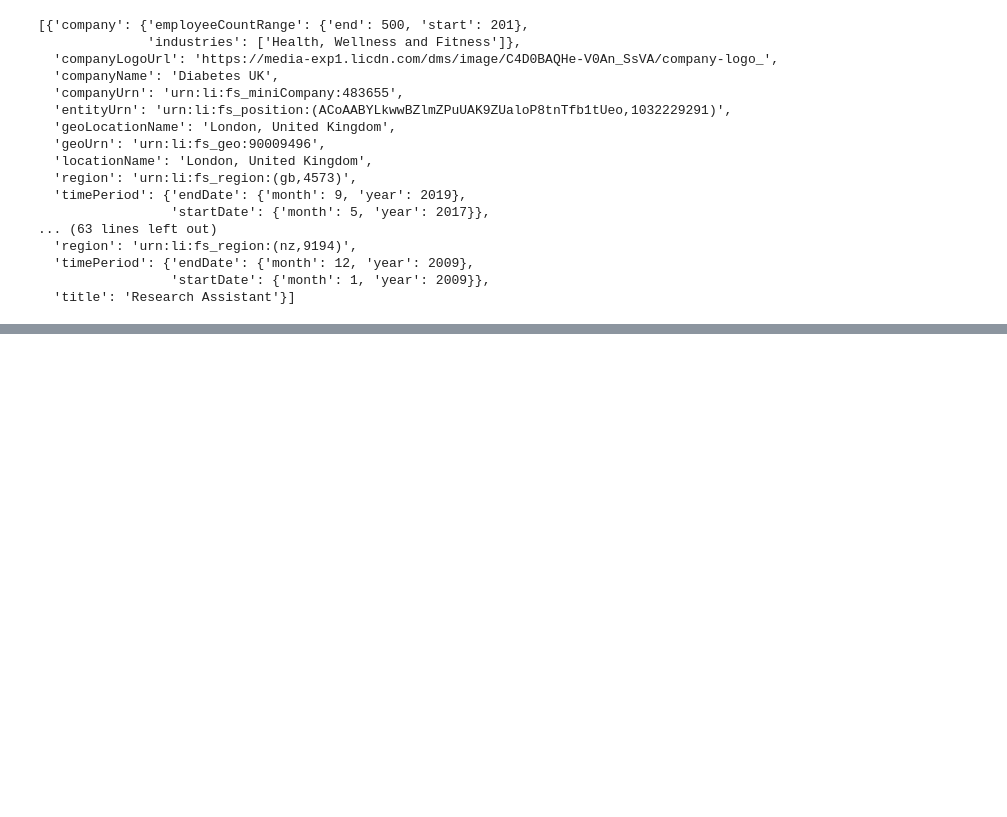
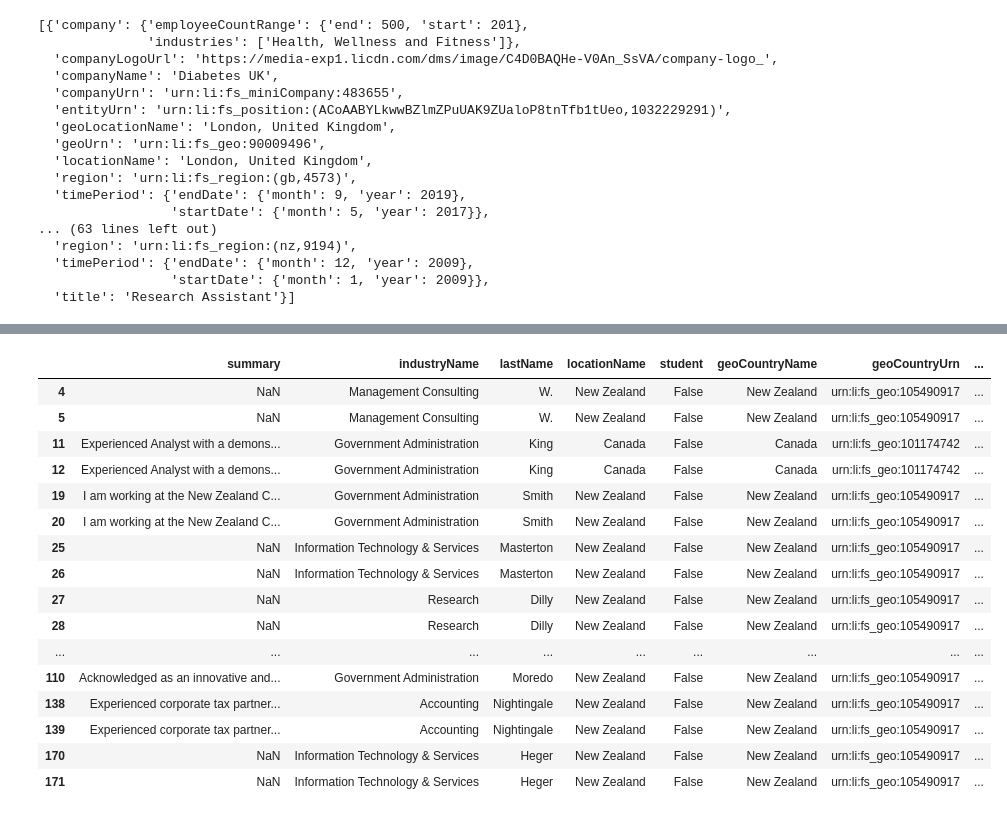
Before and after one commit to UoA-eResearch/linkedin, a Jupyter notebook: pipeline_counts.ipynb, the cells around one changed output, grey strips where cells are left out. Saved outputs shown, nothing was run; the diff lists cells and outputs as text; code cells hidden in the pictures; blank space fills up the shorter version.

Commit message:
Extract profiles of interest

```diff
--- a/pipeline_counts.ipynb
+++ b/pipeline_counts.ipynb
@@ -91,0 +93,24 @@ df[df.source.isin(ioi) & df.target.isin(ioi)]
+# %%
+profiles_of_interest = []
+for r in tqdm(profile_dict.values()):
+    industries = []
+    for i, e in enumerate(r["experience"]):
+        if i < (len(r["experience"]) - 1):
+            try:
+                year = e["timePeriod"]["startDate"]["year"]
+                assert year >= 2010 and year <= 2019
+                industry = e["company"]["industries"][0]
+                prevIndustry = r["experience"][i + 1]["company"]["industries"][0]
+                companyName = e["companyName"]
+                prevCompanyName = r["experience"][i + 1]["companyName"]
+            except:
+                continue
+            if prevIndustry != industry and prevIndustry in ioi and industry in ioi:
+                r["source_company"] = prevCompanyName
+                r["target_company"] = companyName
+                r["source_industry"] = prevIndustry
+                r["target_industry"] = industry
+                profiles_of_interest.append(r.copy())
+# %%
+df = pd.DataFrame(profiles_of_interest)
+df
@@ -91,0 +131,20 @@ df[df.source.isin(ioi) & df.target.isin(ioi)]
+# %%
+df[df.duplicated(subset="member_urn", keep=False)]
+# %% [output]
+|  | summary | industryName | lastName | locationName | student | geoCountryName | geoCountryUrn | ... |
+| 4 | NaN | Management Consulting | W. | New Zealand | False | New Zealand | urn:li:fs_geo:105490917 | ... |
+| 5 | NaN | Management Consulting | W. | New Zealand | False | New Zealand | urn:li:fs_geo:105490917 | ... |
+| 11 | Experienced Analyst with a demons... | Government Administration | King | Canada | False | Canada | urn:li:fs_geo:101174742 | ... |
+| 12 | Experienced Analyst with a demons... | Government Administration | King | Canada | False | Canada | urn:li:fs_geo:101174742 | ... |
+| 19 | I am working at the New Zealand C... | Government Administration | Smith | New Zealand | False | New Zealand | urn:li:fs_geo:105490917 | ... |
+| 20 | I am working at the New Zealand C... | Government Administration | Smith | New Zealand | False | New Zealand | urn:li:fs_geo:105490917 | ... |
+| 25 | NaN | Information Technology & Services | Masterton | New Zealand | False | New Zealand | urn:li:fs_geo:105490917 | ... |
+| 26 | NaN | Information Technology & Services | Masterton | New Zealand | False | New Zealand | urn:li:fs_geo:105490917 | ... |
+| 27 | NaN | Research | Dilly | New Zealand | False | New Zealand | urn:li:fs_geo:105490917 | ... |
+| 28 | NaN | Research | Dilly | New Zealand | False | New Zealand | urn:li:fs_geo:105490917 | ... |
+| ... | ... | ... | ... | ... | ... | ... | ... | ... |
+| 110 | Acknowledged as an innovative and... | Government Administration | Moredo | New Zealand | False | New Zealand | urn:li:fs_geo:105490917 | ... |
+| 138 | Experienced corporate tax partner... | Accounting | Nightingale | New Zealand | False | New Zealand | urn:li:fs_geo:105490917 | ... |
+| 139 | Experienced corporate tax partner... | Accounting | Nightingale | New Zealand | False | New Zealand | urn:li:fs_geo:105490917 | ... |
+| 170 | NaN | Information Technology & Services | Heger | New Zealand | False | New Zealand | urn:li:fs_geo:105490917 | ... |
+| 171 | NaN | Information Technology & Services | Heger | New Zealand | False | New Zealand | urn:li:fs_geo:105490917 | ... |
```
Also changed, not shown: parts of 15 cells of this notebook.
